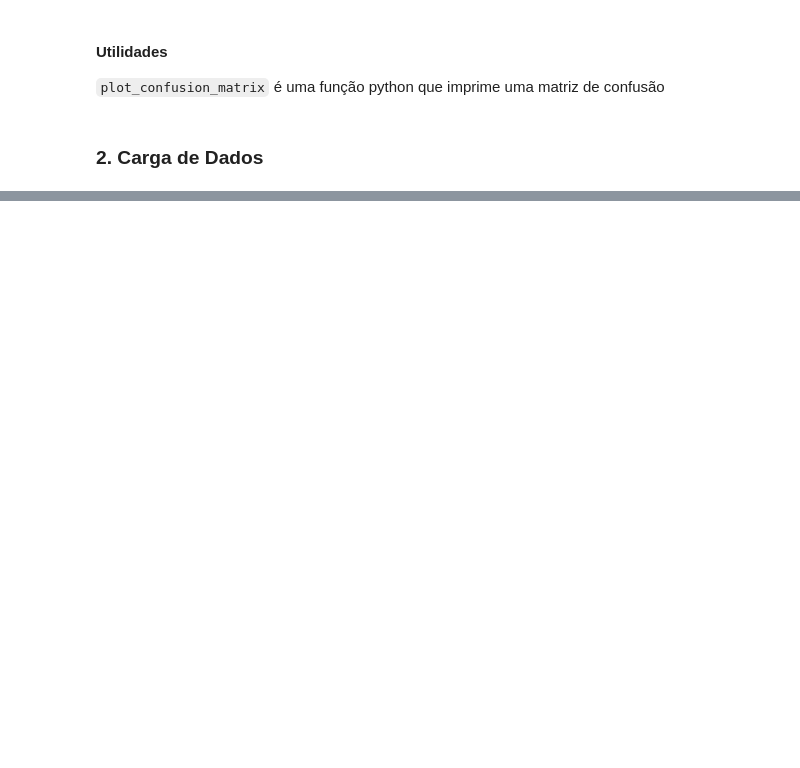
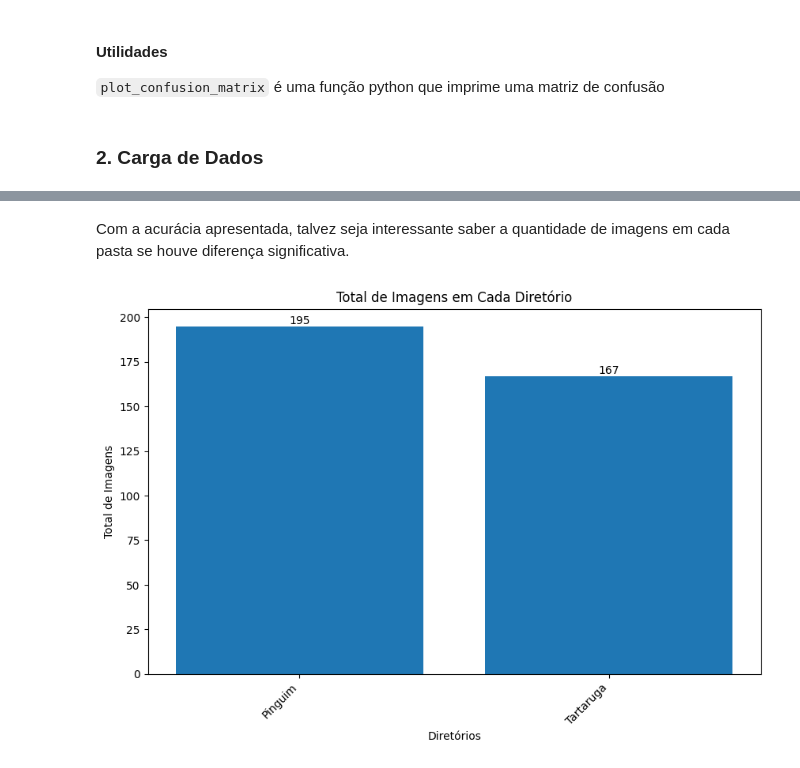
Before and after one commit to lucila-03/ML, a Jupyter notebook: MVP_Imagem.ipynb, the cells around one changed output, grey strips where cells are left out. Cells and saved outputs as stored; diff of their text form; code cells hidden in the pictures; blank space fills up the shorter version.

```diff
--- a/MVP_Imagem.ipynb
+++ b/MVP_Imagem.ipynb
@@ -136,20 +94,0 @@ for imagem in imagens_amostra_valid:
-# %%
-#verificando as quantidade de imagens de treino e de validação
-import os
-
-diretorio_base = './mvp'
-
-def contar_imagens(diretorio):
-    total_imagens = 0
-    for raiz, diretorios, arquivos in os.walk(diretorio):
-        for arquivo in arquivos:
-            if arquivo.lower().endswith(('.jpeg', '.jpg')):
-                total_imagens += 1
-    return total_imagens
-
-# Percorrer os diretórios em ./mvp
-for diretorio in os.listdir(diretorio_base):
-    diretorio_path = os.path.join(diretorio_base, diretorio)
-    if os.path.isdir(diretorio_path):
-        total = contar_imagens(diretorio_path)
-        print(f"Total de imagens em {diretorio}: {total}")
@@ -834,0 +181,33 @@ for batch in test_generator:
+# %% [markdown]
+Com a acurácia apresentada, talvez seja interessante saber a quantidade de imagens em cada pasta se houve diferença significativa.
+# %%
+# Lista para armazenar o total de imagens em cada diretório
+total_imagens_por_figura = []
+
+# Lista para armazenar os nomes dos diretórios
+nome_pastas = []
+
+# Percorrendo os diretórios
+for diretorio in os.listdir(train_dir):
+    # Verificando se é um diretório
+    if os.path.isdir(os.path.join(train_dir, diretorio)):
+        # Contando o total de imagens no diretório
+        total_imagens = len(os.listdir(os.path.join(train_dir, diretorio)))
+        total_imagens_por_figura.append(total_imagens)
+        nome_pastas.append(diretorio)
+
+# Criando o gráfico de barras
+plt.figure(figsize=(10, 6))
+plt.bar(nome_pastas, total_imagens_por_figura)
+plt.xlabel('Diretórios')
+plt.ylabel('Total de Imagens')
+plt.title('Total de Imagens em Cada Diretório')
+plt.xticks(rotation=45, ha='right')
+
+# Adicionando os valores acima das barras
+for i, v in enumerate(total_imagens_por_figura):
+    plt.text(i, v, str(v), ha='center', va='bottom')
+
+plt.show()
+# %% [output]
+[figure, added]
```
Also changed, not shown: parts of 72 cells of this notebook.
